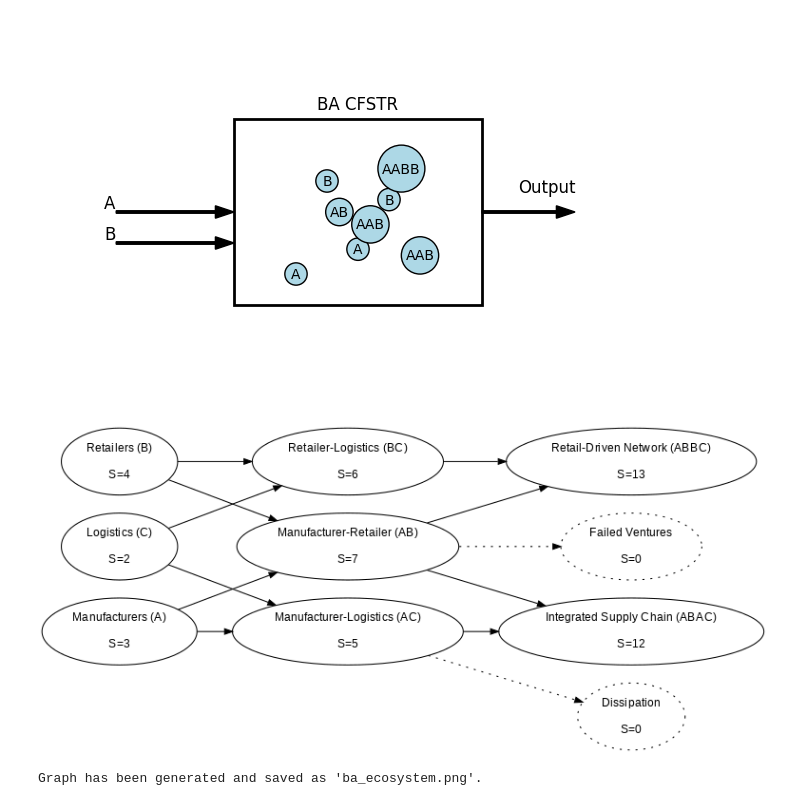
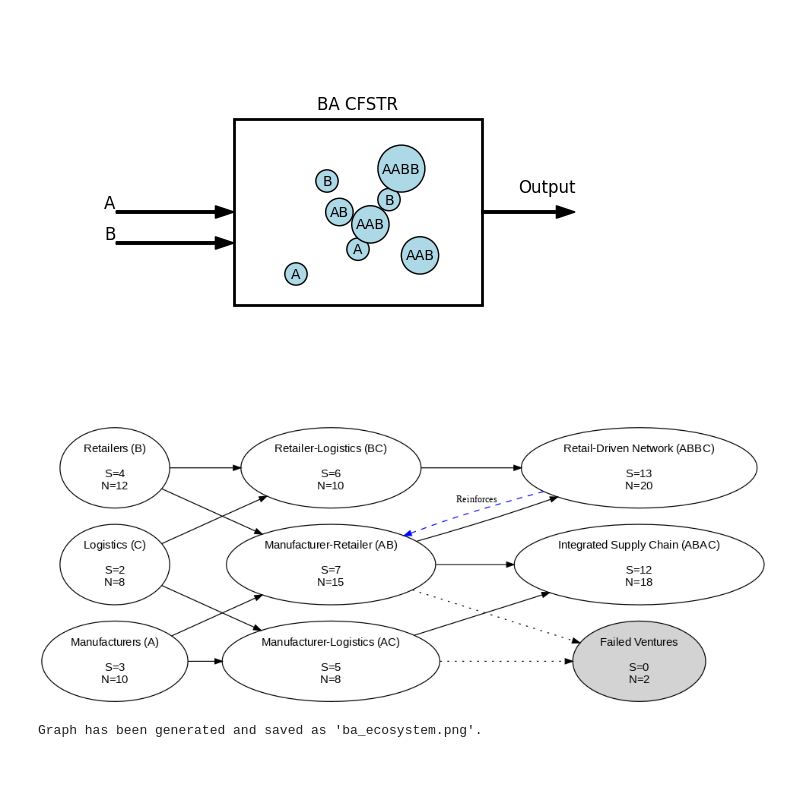
Before and after one commit to danadler-dev/JTB---SDSA-Paper, a Jupyter notebook: ABC_Graphs.ipynb, the cells around one changed output. Cells and saved outputs as stored; diff of their text form; code cells hidden in the pictures; blank space fills up the shorter version.

```diff
--- a/ABC_Graphs.ipynb
+++ b/ABC_Graphs.ipynb
@@ -650,61 +884,63 @@ draw_ba_cfstr_figure()
 [figure]
 # %%
 dot_content = """
-digraph BA_Ecosystem {
+digraph SDA_Economic_Ecosystem {
     rankdir=LR;
-    size="8,6!";
+    size="10,7!";
     node [shape=ellipse, style=filled, fillcolor=white, fontsize=12, fontname="Arial"];
     edge [color=black, arrowsize=0.8, fontsize=10];
 
     // Base elements
-    A [label="Manufacturers (A)\n\nS=3"];
-    B [label="Retailers (B)\n\nS=4"];
-    C [label="Logistics (C)\n\nS=2"];
+    A [label="Manufacturers (A)\n\nS=3\nN=10"];
+    B [label="Retailers (B)\n\nS=4\nN=12"];
+    C [label="Logistics (C)\n\nS=2\nN=8"];
 
     // Stage 1 Nodes
-    AB [label="Manufacturer-Retailer (AB)\n\nS=7"];
-    AC [label="Manufacturer-Logistics (AC)\n\nS=5"];
-    BC [label="Retailer-Logistics (BC)\n\nS=6"];
-    Failed [label="Failed Ventures\n\nS=0", fillcolor=gray, style=dotted];
+    AB [label="Manufacturer-Retailer (AB)\n\nS=7\nN=15"];
+    AC [label="Manufacturer-Logistics (AC)\n\nS=5\nN=8"];
+    BC [label="Retailer-Logistics (BC)\n\nS=6\nN=10"];
+    Failed [label="Failed Ventures\n\nS=0\nN=2", fillcolor=lightgray, style=filled];
 
     // Stage 2 Nodes
-    ABAC [label="Integrated Supply Chain (ABAC)\n\nS=12"];
-    ABBC [label="Retail-Driven Network (ABBC)\n\nS=13"];
-    Dissipate [label="Dissipation\n\nS=0", fillcolor=gray, style=dotted];
+    ABAC [label="Integrated Supply Chain (ABAC)\n\nS=12\nN=18"];
+    ABBC [label="Retail-Driven Network (ABBC)\n\nS=13\nN=20"];
 
     // Connections
     A -> AB;
     B -> AB;
     A -> AC;
     C -> AC;
     B -> BC;
     C -> BC;
 
     AB -> ABAC;
     AC -> ABAC;
     AB -> ABBC;
     BC -> ABBC;
 
+    // Failure pathways
     AB -> Failed [style=dotted];
-    AC -> Dissipate [style=dotted];
+    AC -> Failed [style=dotted];
+
+    // Add simple feedback loop
+    ABBC -> AB [style=dashed, color=blue, label="Reinforces"];
 }
-
 """
 
 
 # Write the DOT content to a file
 with open("abc_eco.dot", "w") as file:
     file.write(dot_content)
 
 # Install Graphviz and render the DOT file to PNG
 !apt -qqq install graphviz
 !dot -Tpng abc_eco.dot > abc_eco.png
 
 # Display the rendered image
 from IPython.display import Image
 Image('abc_eco.png')
 # %% [output]
-[figure, old version]
+[figure, new version]
 # %%
 from graphviz import Digraph
 
```
Also changed, not shown: parts of 6 cells of this notebook.
